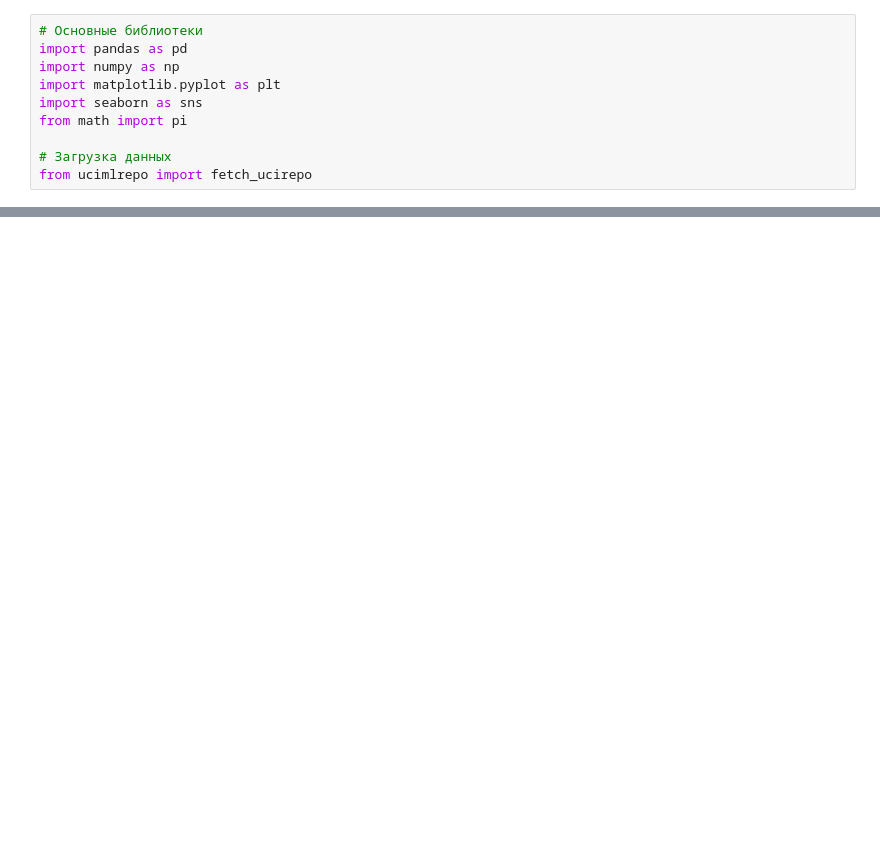
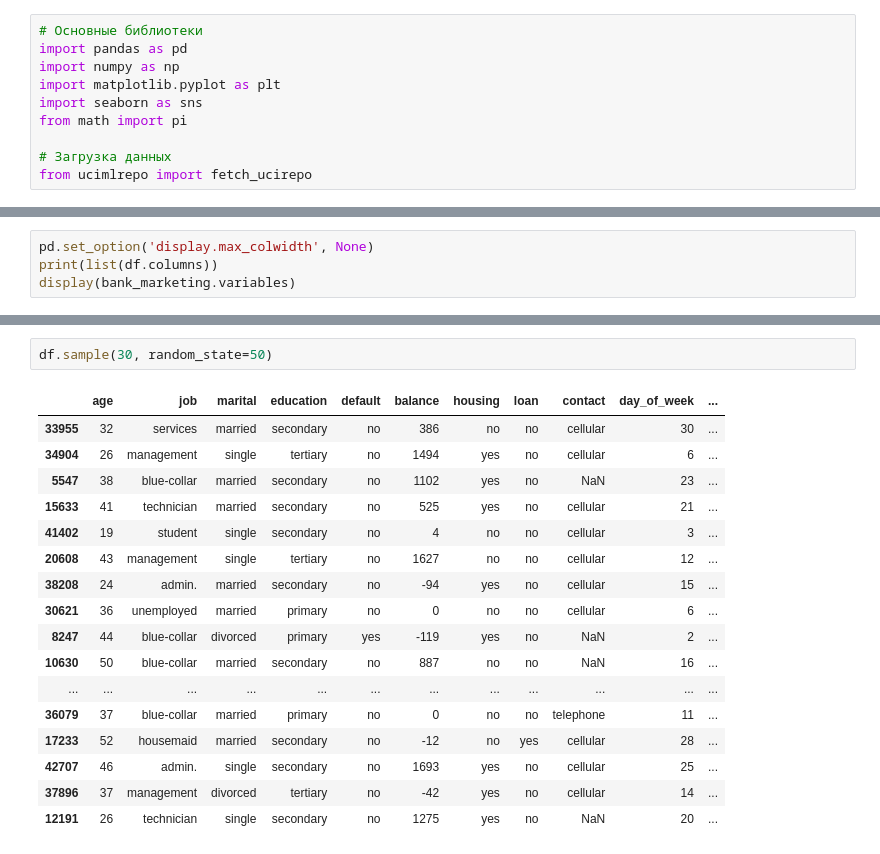
Before and after one commit to RafaelPozoyan/UrFU_project, a Jupyter notebook: practicum.ipynb, the cells around one changed output, grey strips where cells are left out. Drawn from its saved outputs; the diff is of its cells as text; blank space fills up the shorter version.

```diff
--- a/practicum.ipynb
+++ b/practicum.ipynb
@@ -50,0 +51,4 @@ memory usage: 5.9+ MB
+# %%
+pd.set_option('display.max_colwidth', None)
+print(list(df.columns))
+display(bank_marketing.variables)
@@ -50,0 +101,20 @@ memory usage: 5.9+ MB
+# %%
+df.sample(30, random_state=50)
+# %% [output]
+|  | age | job | marital | education | default | balance | housing | loan | contact | day_of_week | ... |
+| 33955 | 32 | services | married | secondary | no | 386 | no | no | cellular | 30 | ... |
+| 34904 | 26 | management | single | tertiary | no | 1494 | yes | no | cellular | 6 | ... |
+| 5547 | 38 | blue-collar | married | secondary | no | 1102 | yes | no | NaN | 23 | ... |
+| 15633 | 41 | technician | married | secondary | no | 525 | yes | no | cellular | 21 | ... |
+| 41402 | 19 | student | single | secondary | no | 4 | no | no | cellular | 3 | ... |
+| 20608 | 43 | management | single | tertiary | no | 1627 | no | no | cellular | 12 | ... |
+| 38208 | 24 | admin. | married | secondary | no | -94 | yes | no | cellular | 15 | ... |
+| 30621 | 36 | unemployed | married | primary | no | 0 | no | no | cellular | 6 | ... |
+| 8247 | 44 | blue-collar | divorced | primary | yes | -119 | yes | no | NaN | 2 | ... |
+| 10630 | 50 | blue-collar | married | secondary | no | 887 | no | no | NaN | 16 | ... |
+| ... | ... | ... | ... | ... | ... | ... | ... | ... | ... | ... | ... |
+| 36079 | 37 | blue-collar | married | primary | no | 0 | no | no | telephone | 11 | ... |
+| 17233 | 52 | housemaid | married | secondary | no | -12 | no | yes | cellular | 28 | ... |
+| 42707 | 46 | admin. | single | secondary | no | 1693 | yes | no | cellular | 25 | ... |
+| 37896 | 37 | management | divorced | tertiary | no | -42 | yes | no | cellular | 14 | ... |
+| 12191 | 26 | technician | single | secondary | no | 1275 | yes | no | NaN | 20 | ... |
```
Also changed, not shown: parts of 25 cells of this notebook.
